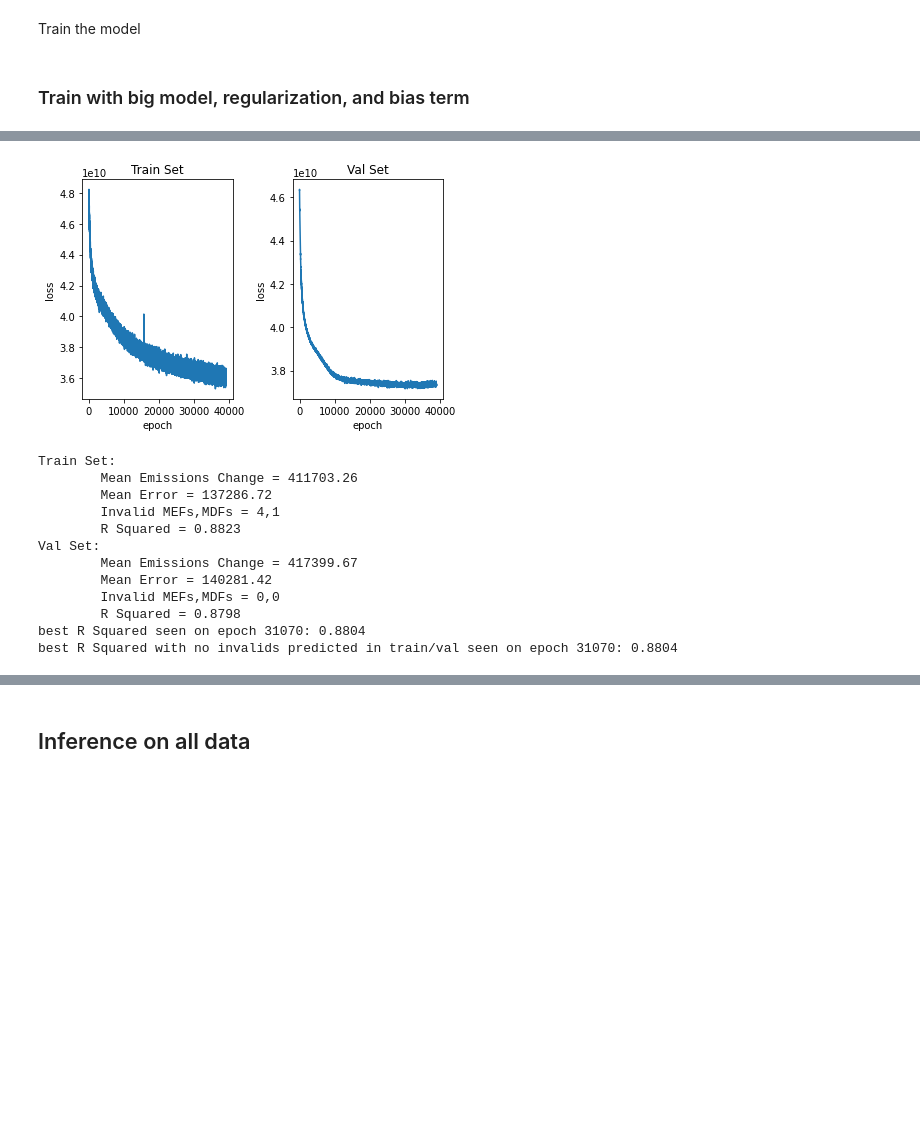
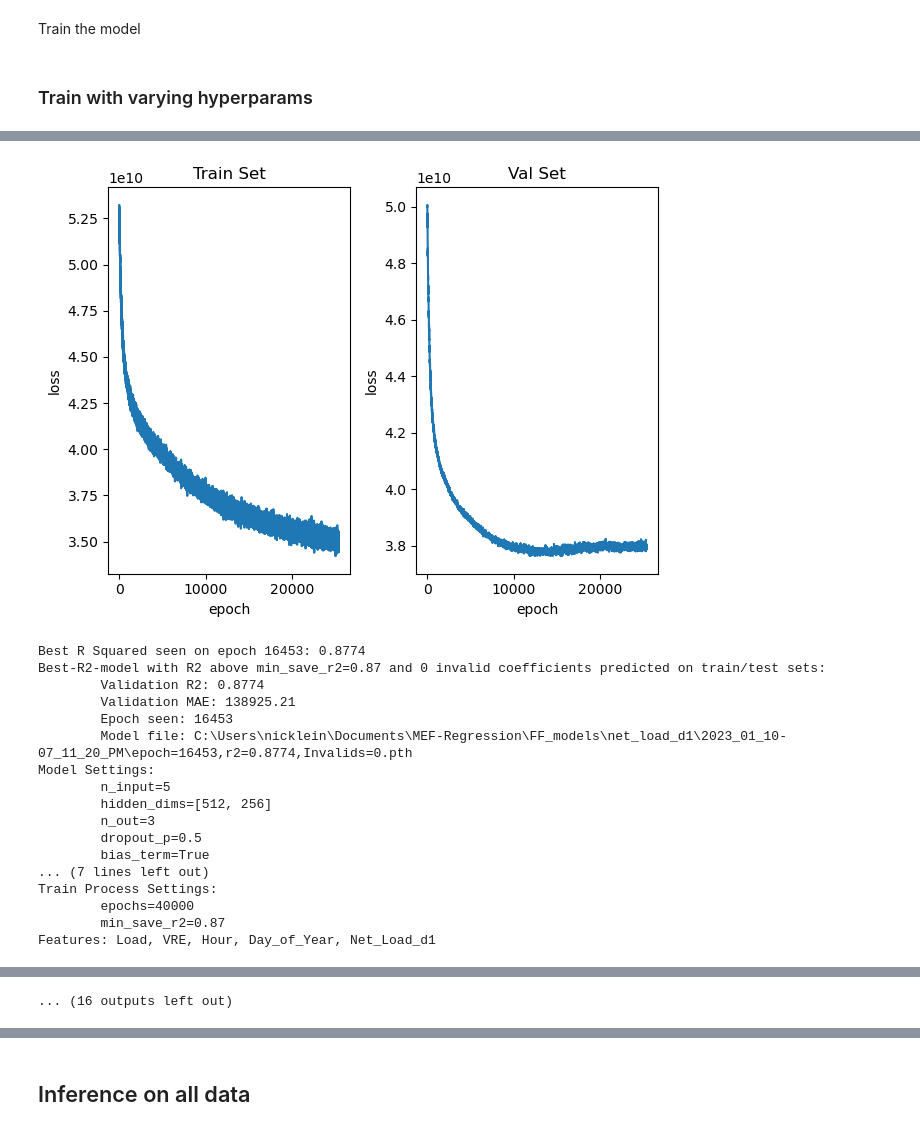
Before and after one commit to S3researchUSC/MEF-Regression, a Jupyter notebook: MLP_MEFs.ipynb, the cells around one changed output, grey strips where cells are left out. Drawn from its saved outputs; the diff is of its cells as text; code cells hidden in the pictures; blank space fills up the shorter version.

Commit message:
MLP - netLoad feature
Tried out net-load historical features in the MLP, some additional changes to how files are saved in the MLP notebook.

```diff
--- a/MLP_MEFs.ipynb
+++ b/MLP_MEFs.ipynb
@@ -55,16 +49,18 @@ CAISO_Data.index = pd.to_datetime(CAISO_Data.index)
 
 ## Temporal features
 CAISO_Data.loc[:,"Day_of_Year"] = [instant.timetuple().tm_yday for instant in CAISO_Data.index]
+CAISO_Data.loc[:,"Hour"] = CAISO_Data.index.hour
 # CAISO_Data.loc[:,"Is_Weekend"] = [instant.weekday() > 4 for instant in CAISO_Data.index]
 # for day_of_week in range(7):
 #     CAISO_Data.loc[:,f"Day_of_Week={day_of_week}"] = [instant.weekday() ==day_of_week for instant in CAISO_Data.index]
 
 ## Recent history features
-# prev_time_steps = [1,2,24]#,3]
+# prev_time_steps = [1,2]#,24,3]
 # for i in prev_time_steps:
-#     # CAISO_Data.loc[:,f"Load_t-{i}"] = ([np.nan] * i) + list(CAISO_Data.iloc[:-i].loc[:,"Load"])
-#     # CAISO_Data.loc[:,f"VRE_t-{i}"] = ([np.nan] * i) + list(CAISO_Data.iloc[:-i].loc[:,"VRE"])
-#     CAISO_Data.loc[:,f"d_emissions_t-{i}"] = ([np.nan] * i) + list(CAISO_Data.iloc[:-i].loc[:,"delta_Total_CO2_Emissions"])
+#     CAISO_Data.loc[:,f"Load_t-{i}"] = ([np.nan] * i) + list(CAISO_Data.iloc[:-i].loc[:,"Load"])
+#     CAISO_Data.loc[:,f"VRE_t-{i}"] = ([np.nan] * i) + list(CAISO_Data.iloc[:-i].loc[:,"VRE"])
+#     # CAISO_Data.loc[:,f"d_emissions_t-{i}"] = ([np.nan] * i) + list(CAISO_Data.iloc[:-i].loc[:,"delta_Total_CO2_Emissions"])
+#     CAISO_Data.loc[:,f"Net_load_t-{i}"] = ([np.nan] * i) + list(CAISO_Data.iloc[:-i].loc[:,"Net Load"])
 # # Drop rows that don't have all prev-time-step features
 # CAISO_Data = CAISO_Data.iloc[max(prev_time_steps):]
 
@@ -74,8 +70,10 @@ CAISO_Data.loc[:,"Day_of_Year"] = [instant.timetuple().tm_yday for instant in CA
 # CAISO_Data.loc[:,"Load_d2"] = [np.nan, np.nan] + list(CAISO_Data.iloc[2:].loc[:,"Load_d1"].values - CAISO_Data.iloc[1:-1].loc[:,"Load_d1"].values)
 # CAISO_Data.loc[:,"VRE_d1"] = [np.nan] + list(CAISO_Data.iloc[1:].loc[:,"VRE"].values - CAISO_Data.iloc[:-1].loc[:,"VRE"].values)
 # CAISO_Data.loc[:,"VRE_d2"] = [np.nan, np.nan] + list(CAISO_Data.iloc[2:].loc[:,"VRE_d1"].values - CAISO_Data.iloc[1:-1].loc[:,"VRE_d1"].values)
+CAISO_Data.loc[:,"Net_Load_d1"] = [np.nan] + list(CAISO_Data.iloc[1:].loc[:,"Net Load"].values - CAISO_Data.iloc[:-1].loc[:,"Net Load"].values)
+# CAISO_Data.loc[:,"Net_Load_d2"] = [np.nan, np.nan] + list(CAISO_Data.iloc[2:].loc[:,"Net_Load_d1"].values - CAISO_Data.iloc[1:-1].loc[:,"Net_Load_d1"].values)
 # # Drop rows that don't have all features
-# CAISO_Data = CAISO_Data.iloc[2:]
+CAISO_Data = CAISO_Data.iloc[1:]
 
 
 num_samples = len(CAISO_Data)
@@ -105,6 +103,8 @@ feature_cols = ['Load', 'VRE', 'Hour', 'Day_of_Year']
 # feature_cols.extend(["Load_d1", "Load_d2", "VRE_d1", "VRE_d2"])
 # feature_cols.extend(["delta_Load", "delta_VRE"])
 # feature_cols.extend([f"d_emissions_t-{i}" for i in prev_time_steps])
+# feature_cols.extend([f"Net_load_t-{i}" for i in prev_time_steps])
+feature_cols.extend(["Net_Load_d1"])
 
 # specify x and y data #TODO seems like there may be some unnecessary operations here...
 train_x = torch.tensor(CAISO_train[feature_cols].values.astype(np.float32))
@@ -425,36 +434,22 @@ def train_model_with_params(train_x, val_x, CAISO_train, CAISO_val, n_out, hidde
 
     return save_model_path
 # %% [markdown]
-### Train with big model, regularization, and bias term
+### Train with varying hyperparams
 # %%
 hidden_dim_settings = [[512,256]]
-lrs = [.001]
-weight_decays = [.01]
+lrs = [.001, .003, .01]
+weight_decays = [.01, .03, .1]
 dropout_probs = [0.5]
 bias_term = True
-
-# regularization_weights = [[1e6,1e6]]#,[1e8,1e8],[1e10,1e10]]
-# loss_function = mse_loss_regularized_preds_l1
-# save_prefix = "l1_output_reg_and_bias"
-
-# for hidden_dims in hidden_dim_settings:
-#     for lr in lrs:
-#         for weight_decay in weight_decays:
-#             for dropout_p in dropout_probs:
-#               for reg_weights in regularization_weights:
-#                   train_model_with_params(hidden_dims, lr, weight_decay, dropout_p, CAISO_Data,
-#                                           loss_function, *reg_weights, bias_term, save_prefix, epochs=40000)
-
-
-regularization_weights = [[1e4,1e4]]#,[1e6,1e6],[1e8,1e8],[1e10,1e10]]
-loss_function = mse_loss_regularized_preds_l2
-save_prefix = "l2_output_reg_and_bias"
+regularization_weights = [[1e6,1e6]]
+loss_function = mse_loss_regularized_preds_l1
+save_prefix = "net_load_d1"
 
 for hidden_dims in hidden_dim_settings:
     for lr in lrs:
         for weight_decay in weight_decays:
             for dropout_p in dropout_probs:
-              for reg_weights in regularization_weights:
-                  train_model_with_params(hidden_dims, lr, weight_decay, dropout_p, CAISO_Data,
-                                          loss_function, *reg_weights, bias_term, save_prefix, epochs=40000)
+                for reg_weights in regularization_weights:
+                    train_model_with_params(train_x, val_x, CAISO_train, CAISO_val, n_out, hidden_dims, lr, weight_decay, dropout_p,
+                                            loss_function, *reg_weights, bias_term, save_prefix, epochs=40000, min_save_r2=.87)
 # %% [output]
@@ -479,13 +490,18 @@ Model Params: hidden_dims=512,256, learning_rate=0.001, weight_decay=0.01, dropo
-[figure, old version]
+[figure, new version]
-Train Set:
-        Mean Emissions Change = 411703.26
-        Mean Error = 137286.72
-        Invalid MEFs,MDFs = 4,1
-        R Squared = 0.8823
-Val Set:
-        Mean Emissions Change = 417399.67
-        Mean Error = 140281.42
-        Invalid MEFs,MDFs = 0,0
-        R Squared = 0.8798
-best R Squared seen on epoch 31070: 0.8804
-best R Squared with no invalids predicted in train/val seen on epoch 31070: 0.8804
+Best R Squared seen on epoch 16453: 0.8774
+Best-R2-model with R2 above min_save_r2=0.87 and 0 invalid coefficients predicted on train/test sets:
+        Validation R2: 0.8774
+        Validation MAE: 138925.21
+        Epoch seen: 16453
+        Model file: C:\Users\nicklein\Documents\MEF-Regression\FF_models\net_load_d1\2023_01_10-07_11_20_PM\epoch=16453,r2=0.8774,Invalids=0.pth
+Model Settings:
+        n_input=5
+        hidden_dims=[512, 256]
+        n_out=3
+        dropout_p=0.5
+        bias_term=True
+... (7 lines left out)
+Train Process Settings:
+        epochs=40000
+        min_save_r2=0.87
+Features: Load, VRE, Hour, Day_of_Year, Net_Load_d1
@@ -491,0 +596 @@ best R Squared with no invalids predicted in train/val seen on epoch 31070: 0.88
+... (16 outputs left out)
```
Also changed, not shown: parts of 25 cells of this notebook, 2 other files.
